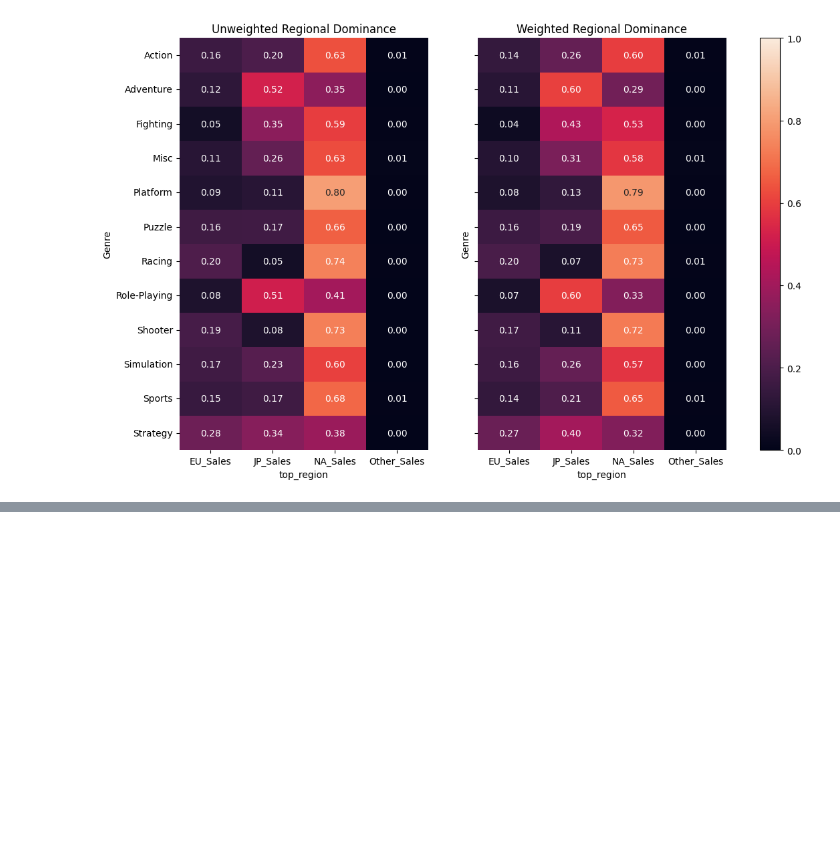
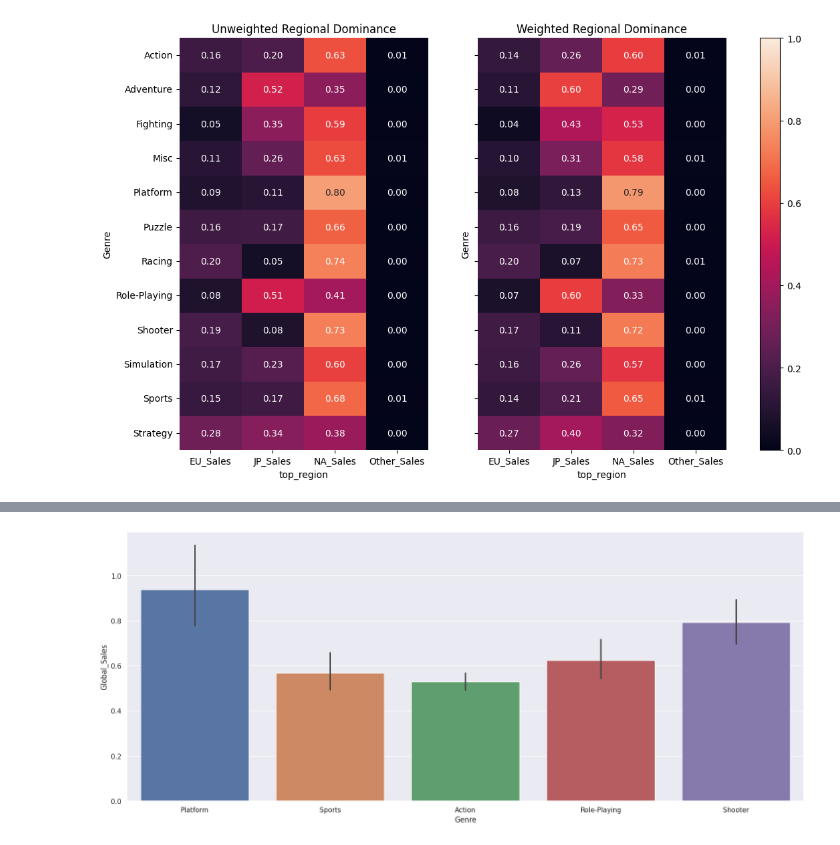
Before and after one commit to cafesmire/notebooks, a Jupyter notebook: video_game_sales/videogame_eda.ipynb, the cells around one changed output, grey strips where cells are left out. Cells and saved outputs as stored; diff of their text form; code cells hidden in the pictures; blank space fills up the shorter version.

```diff
--- a/video_game_sales/videogame_eda.ipynb
+++ b/video_game_sales/videogame_eda.ipynb
@@ -179,0 +173,7 @@ plt.show()
+# %%
+top_5_genres = df.groupby('Genre')['Global_Sales'].sum().nlargest(5).index
+top_5_genres_data = df[df.Genre.isin(top_5_genres)].sort_values(by='Global_Sales')
+sns.barplot(top_5_genres_data, x='Genre', y='Global_Sales', hue='Genre')
+plt.show()
+# %% [output]
+[figure, added]
```
Also changed, not shown: parts of 3 cells of this notebook.
